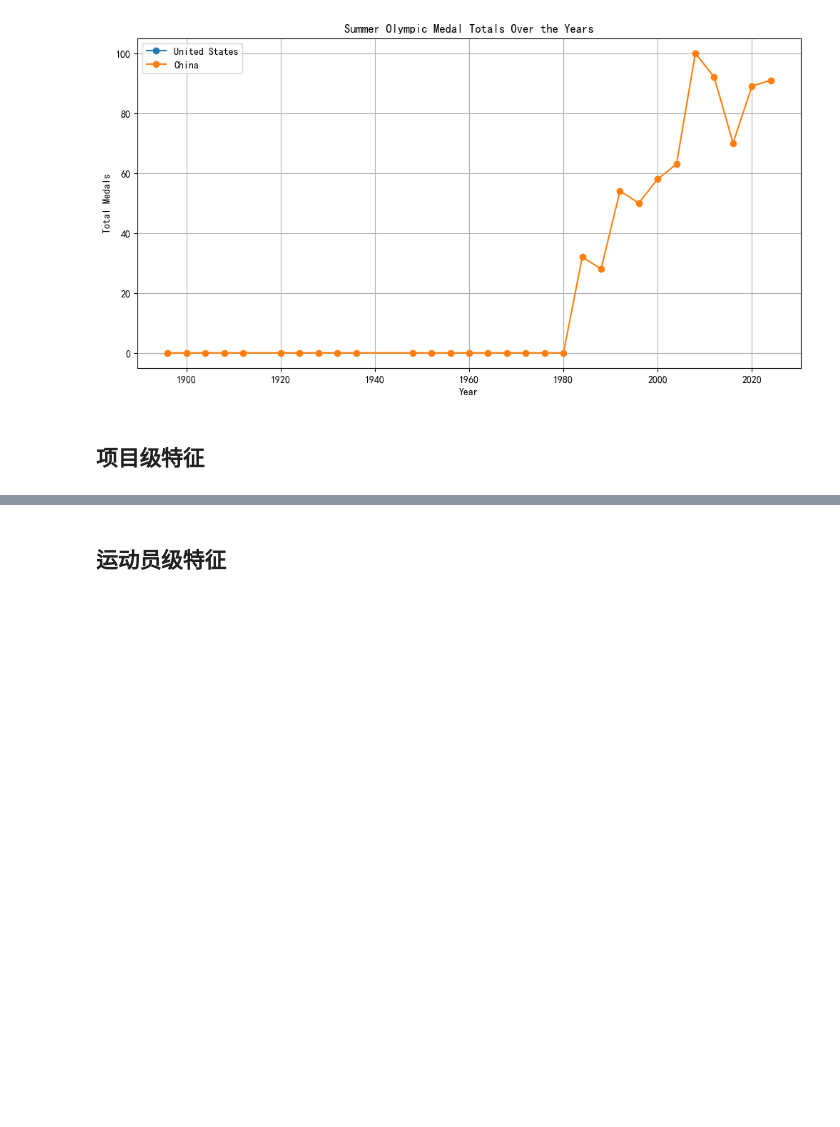
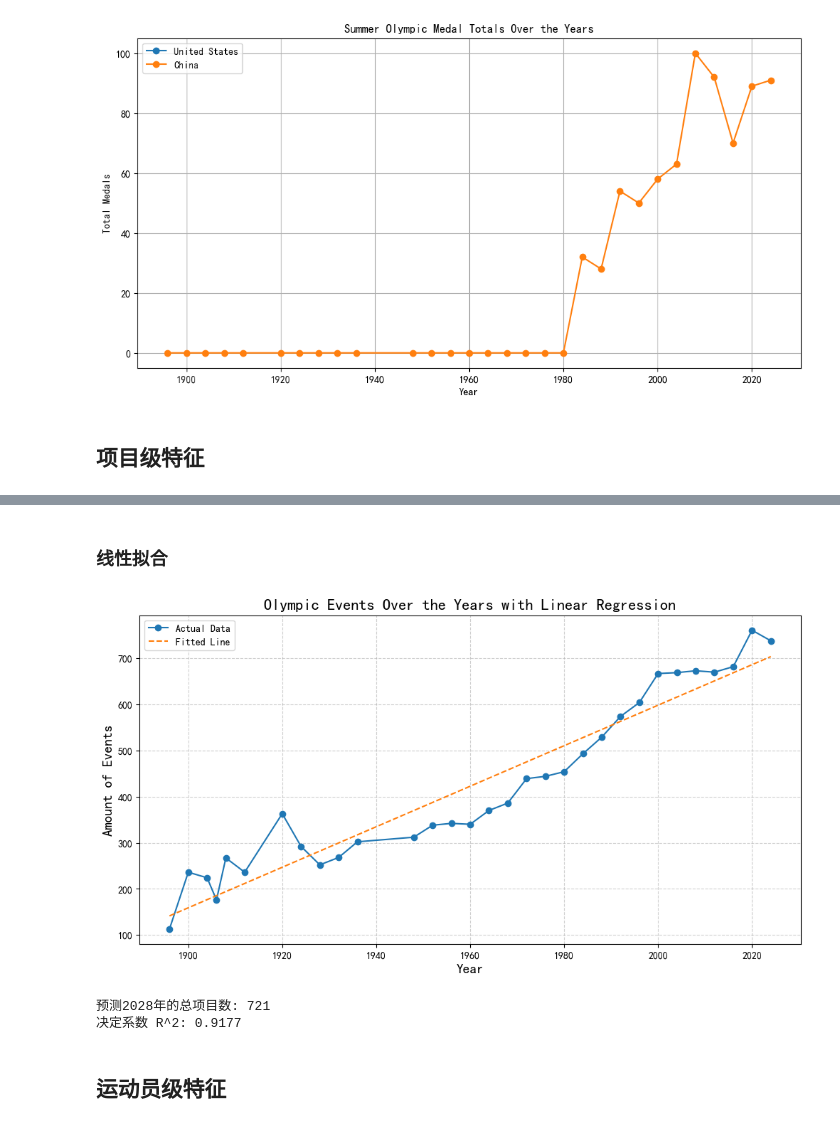
Before and after one commit to LiaoZiqi-GZFLS/2025-MCM-C, a Jupyter notebook: C.ipynb, the cells around one changed output, grey strips where cells are left out. Drawn from its saved outputs; the diff is of its cells as text; code cells hidden in the pictures; blank space fills up the shorter version.

```diff
--- a/C.ipynb
+++ b/C.ipynb
@@ -724,3 +778,59 @@ plt.show()
+# %% [markdown]
+### 线性拟合
+# %%
+import pandas as pd
+import numpy as np
+from sklearn.linear_model import LinearRegression
+from sklearn.metrics import r2_score
+import matplotlib.pyplot as plt
+
+# 读取CSV文件
+df = pd.read_csv('Generated\\Project_amount.csv')
+
+# 准备数据
+X = df['Year'].values.reshape(-1, 1)  # 将年份作为自变量
+y = df['Amount'].values  # 将项目数作为因变量
+
+# 创建线性回归模型
+model = LinearRegression()
+
+# 拟合模型
+model.fit(X, y)
+
+# 预测2028年的总项目数
+year_2028 = np.array([2028]).reshape(-1, 1)
+predicted_amount_2028 = model.predict(year_2028)
+
+# 计算决定系数 R^2
+y_pred = model.predict(X)
+r2 = r2_score(y, y_pred)
+
+# 绘制折线图和拟合线
+plt.figure(figsize=(12, 6))
+plt.plot(X, y, marker='o', linestyle='-', label='Actual Data')  # 绘制实际数据
+plt.plot(X, y_pred, linestyle='--', label='Fitted Line')  # 绘制拟合线
+
+# 添加标题和标签
+plt.title('Olympic Events Over the Years with Linear Regression', fontsize=16)
+plt.xlabel('Year', fontsize=14)
+plt.ylabel('Amount of Events', fontsize=14)
+
+# 添加网格线
+plt.grid(True, linestyle='--', alpha=0.6)
+
+# 添加图例
+plt.legend()
+
+# 显示图形
+plt.show()
+
+# 打印预测结果和拟合度
+print(f"预测2028年的总项目数: {round(predicted_amount_2028[0])}")
+print(f"决定系数 R^2: {r2:.4f}")
+# %% [output]
+[figure, added]
+预测2028年的总项目数: 721
+决定系数 R^2: 0.9177
 # %% [markdown]
 ## 运动员级特征
 # %% [markdown]
```
Also changed, not shown: parts of 12 cells of this notebook, 15 other files.
